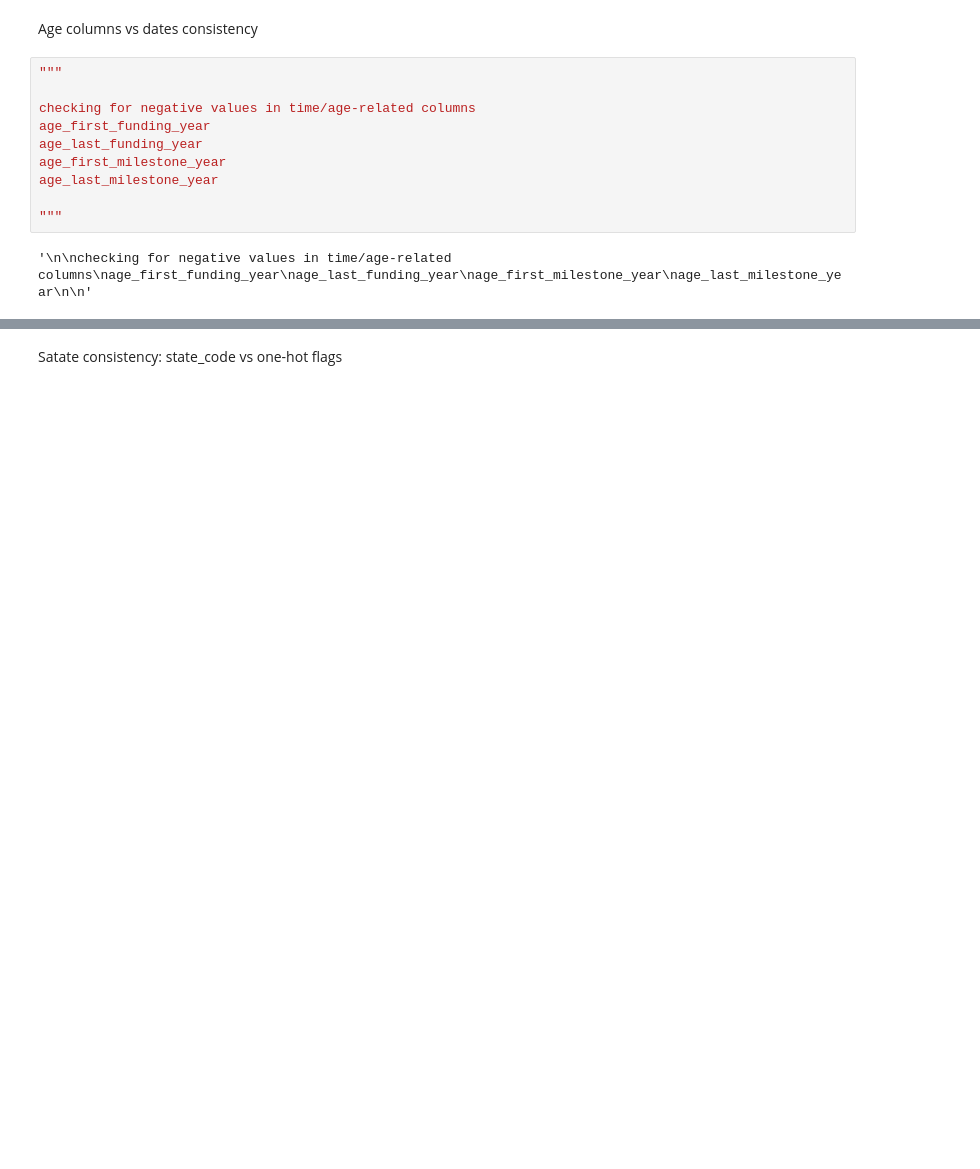
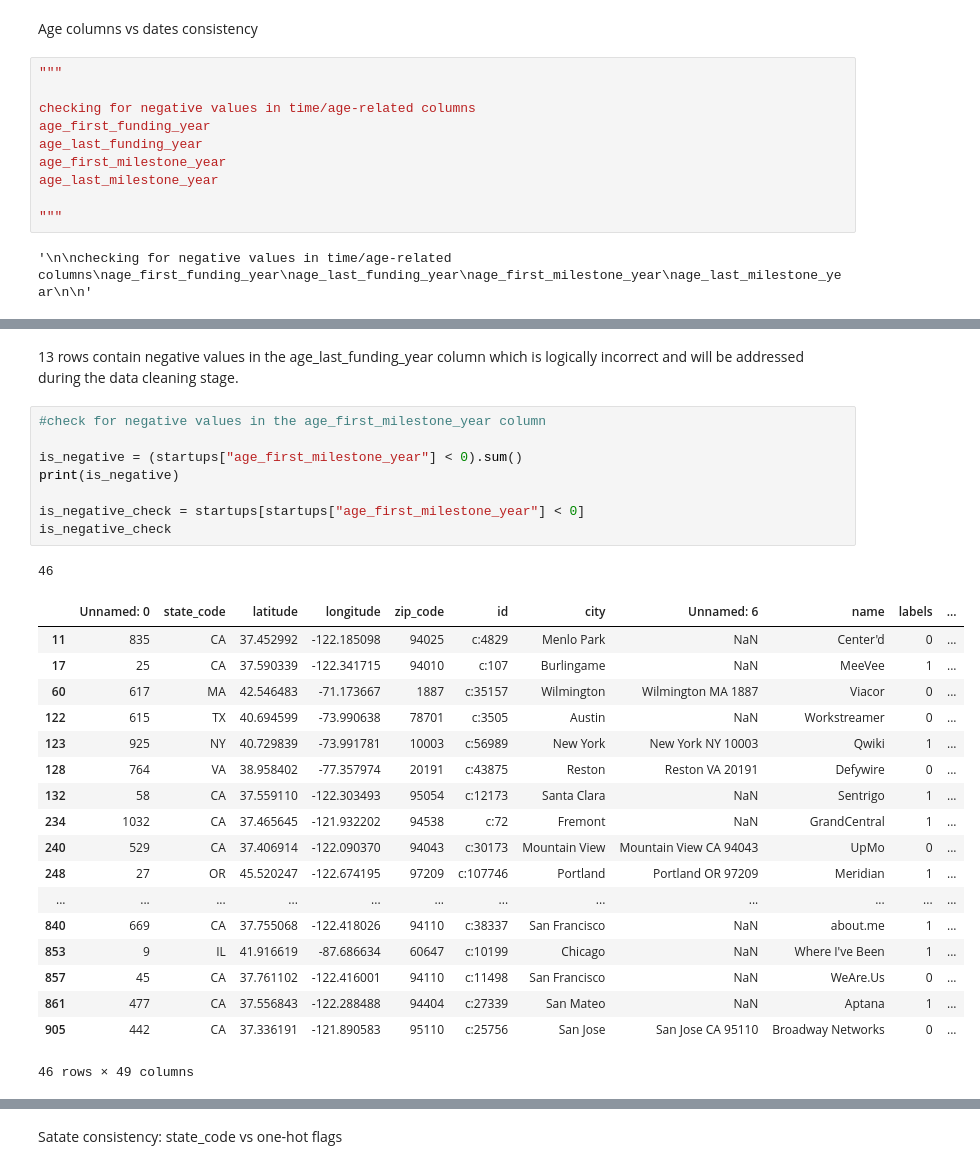
Before and after one commit to liladqa/riskvector, a Jupyter notebook: 01_EDA_on_raw_data.ipynb, the cells around one changed output, grey strips where cells are left out. Cells and saved outputs as stored; diff of their text form; blank space fills up the shorter version.

```diff
--- a/01_EDA_on_raw_data.ipynb
+++ b/01_EDA_on_raw_data.ipynb
@@ -277,0 +387,30 @@ age_last_milestone_year
+# %% [markdown]
+13 rows contain negative values in the age_last_funding_year column which is logically incorrect and will be addressed during the data cleaning stage.
+# %%
+#check for negative values in the age_first_milestone_year column
+
+is_negative = (startups["age_first_milestone_year"] < 0).sum()
+print(is_negative)
+
+is_negative_check = startups[startups["age_first_milestone_year"] < 0]
+is_negative_check
+# %% [output]
+46
+|  | Unnamed: 0 | state_code | latitude | longitude | zip_code | id | city | Unnamed: 6 | name | labels | ... |
+| 11 | 835 | CA | 37.452992 | -122.185098 | 94025 | c:4829 | Menlo Park | NaN | Center'd | 0 | ... |
+| 17 | 25 | CA | 37.590339 | -122.341715 | 94010 | c:107 | Burlingame | NaN | MeeVee | 1 | ... |
+| 60 | 617 | MA | 42.546483 | -71.173667 | 1887 | c:35157 | Wilmington | Wilmington MA 1887 | Viacor | 0 | ... |
+| 122 | 615 | TX | 40.694599 | -73.990638 | 78701 | c:3505 | Austin | NaN | Workstreamer | 0 | ... |
+| 123 | 925 | NY | 40.729839 | -73.991781 | 10003 | c:56989 | New York | New York NY 10003 | Qwiki | 1 | ... |
+| 128 | 764 | VA | 38.958402 | -77.357974 | 20191 | c:43875 | Reston | Reston VA 20191 | Defywire | 0 | ... |
+| 132 | 58 | CA | 37.559110 | -122.303493 | 95054 | c:12173 | Santa Clara | NaN | Sentrigo | 1 | ... |
+| 234 | 1032 | CA | 37.465645 | -121.932202 | 94538 | c:72 | Fremont | NaN | GrandCentral | 1 | ... |
+| 240 | 529 | CA | 37.406914 | -122.090370 | 94043 | c:30173 | Mountain View | Mountain View CA 94043 | UpMo | 0 | ... |
+| 248 | 27 | OR | 45.520247 | -122.674195 | 97209 | c:107746 | Portland | Portland OR 97209 | Meridian | 1 | ... |
+| ... | ... | ... | ... | ... | ... | ... | ... | ... | ... | ... | ... |
+| 840 | 669 | CA | 37.755068 | -122.418026 | 94110 | c:38337 | San Francisco | NaN | about.me | 1 | ... |
+| 853 | 9 | IL | 41.916619 | -87.686634 | 60647 | c:10199 | Chicago | NaN | Where I've Been | 1 | ... |
+| 857 | 45 | CA | 37.761102 | -122.416001 | 94110 | c:11498 | San Francisco | NaN | WeAre.Us | 0 | ... |
+| 861 | 477 | CA | 37.556843 | -122.288488 | 94404 | c:27339 | San Mateo | NaN | Aptana | 1 | ... |
+| 905 | 442 | CA | 37.336191 | -121.890583 | 95110 | c:25756 | San Jose | San Jose CA 95110 | Broadway Networks | 0 | ... |
+46 rows × 49 columns
```
Also changed, not shown: parts of 18 cells of this notebook.
